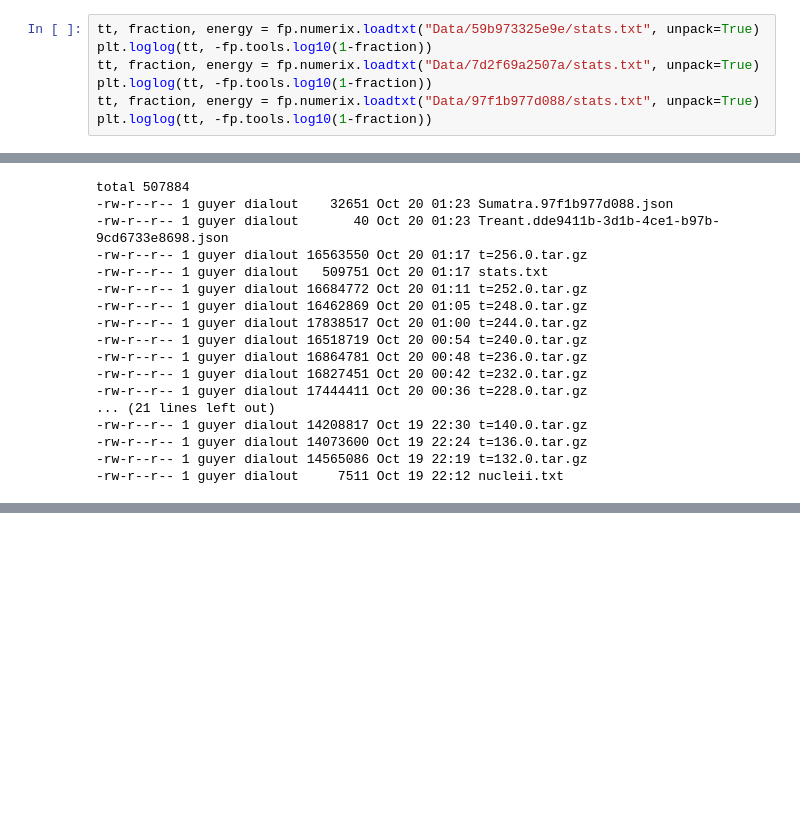
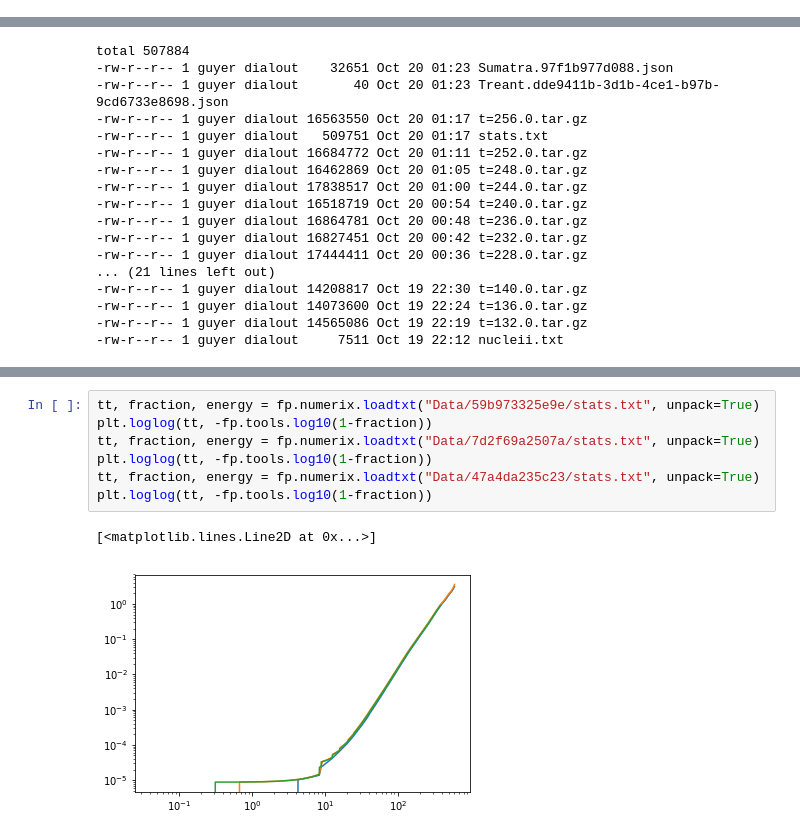
Before and after one commit to guyer/phasefieldbenchmark-8, a Jupyter notebook: analysis.ipynb, the cells around one changed output, grey strips where cells are left out. Saved outputs shown, nothing was run; the diff lists cells and outputs as text; blank space fills up the shorter version.

```diff
--- a/analysis.ipynb
+++ b/analysis.ipynb
@@ -433,10 +430,3 @@ vw.plot()
 # %% [output]
 [figure]
 [figure]
-# %%
-tt, fraction, energy = fp.numerix.loadtxt("Data/59b973325e9e/stats.txt", unpack=True)
-plt.loglog(tt, -fp.tools.log10(1-fraction))
-tt, fraction, energy = fp.numerix.loadtxt("Data/7d2f69a2507a/stats.txt", unpack=True)
-plt.loglog(tt, -fp.tools.log10(1-fraction))
-tt, fraction, energy = fp.numerix.loadtxt("Data/97f1b977d088/stats.txt", unpack=True)
-plt.loglog(tt, -fp.tools.log10(1-fraction))
@@ -523,0 +531,10 @@ total 507884
+# %%
+tt, fraction, energy = fp.numerix.loadtxt("Data/59b973325e9e/stats.txt", unpack=True)
+plt.loglog(tt, -fp.tools.log10(1-fraction))
+tt, fraction, energy = fp.numerix.loadtxt("Data/7d2f69a2507a/stats.txt", unpack=True)
+plt.loglog(tt, -fp.tools.log10(1-fraction))
+tt, fraction, energy = fp.numerix.loadtxt("Data/47a4da235c23/stats.txt", unpack=True)
+plt.loglog(tt, -fp.tools.log10(1-fraction))
+# %% [output]
+[<matplotlib.lines.Line2D at 0x...>]
+[figure, added]
```
Also changed, not shown: parts of 5 cells of this notebook.
